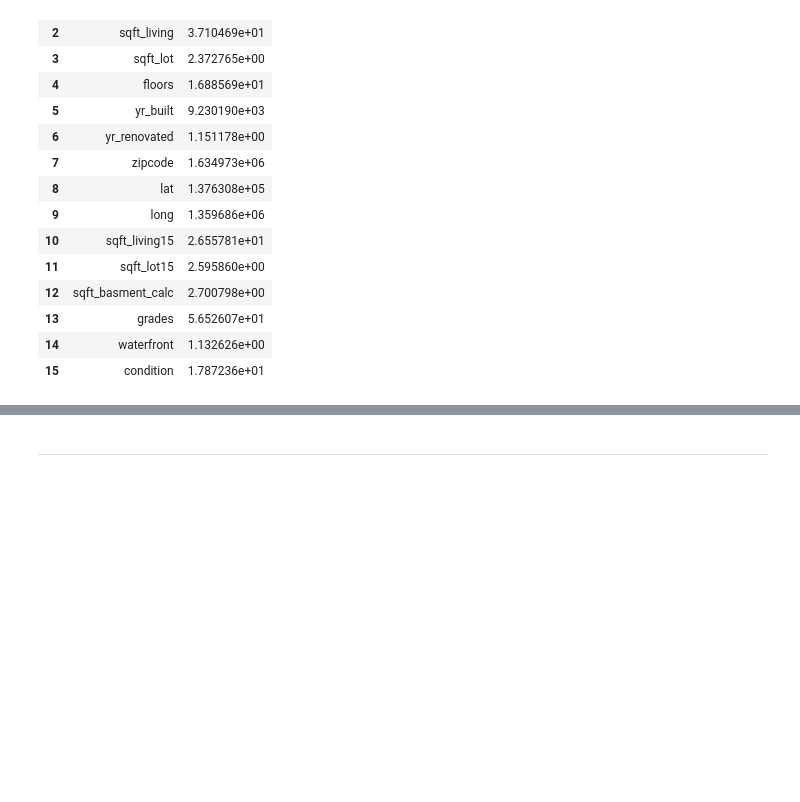
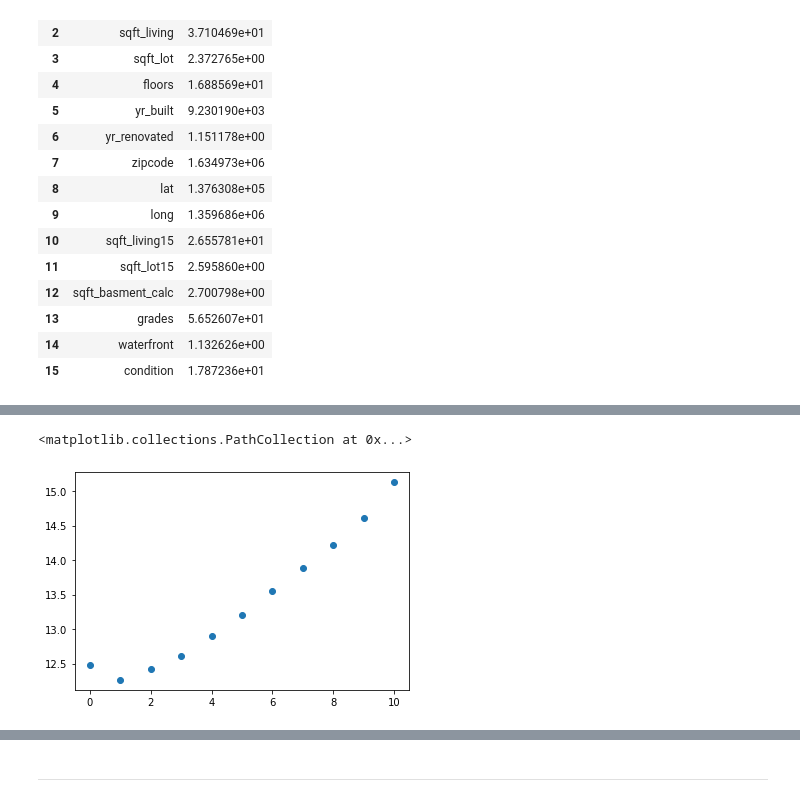
Before and after one commit to mattrubic/dsc-phase-2-project-v2-3, a Jupyter notebook: multi_lr_models.ipynb, the cells around one changed output, grey strips where cells are left out. Cells and saved outputs as stored; diff of their text form; code cells hidden in the pictures; blank space fills up the shorter version.

```diff
--- a/multi_lr_models.ipynb
+++ b/multi_lr_models.ipynb
@@ -232,0 +283,7 @@ Floors is longer
+# %%
+fig, ax = plt.subplots()
+
+ax.scatter(x = mean_grade.index, y = mean_price_log)
+# %% [output]
+<matplotlib.collections.PathCollection at 0x...>
+[figure, added]
```
Also changed, not shown: parts of 33 cells of this notebook, 1 other file.
